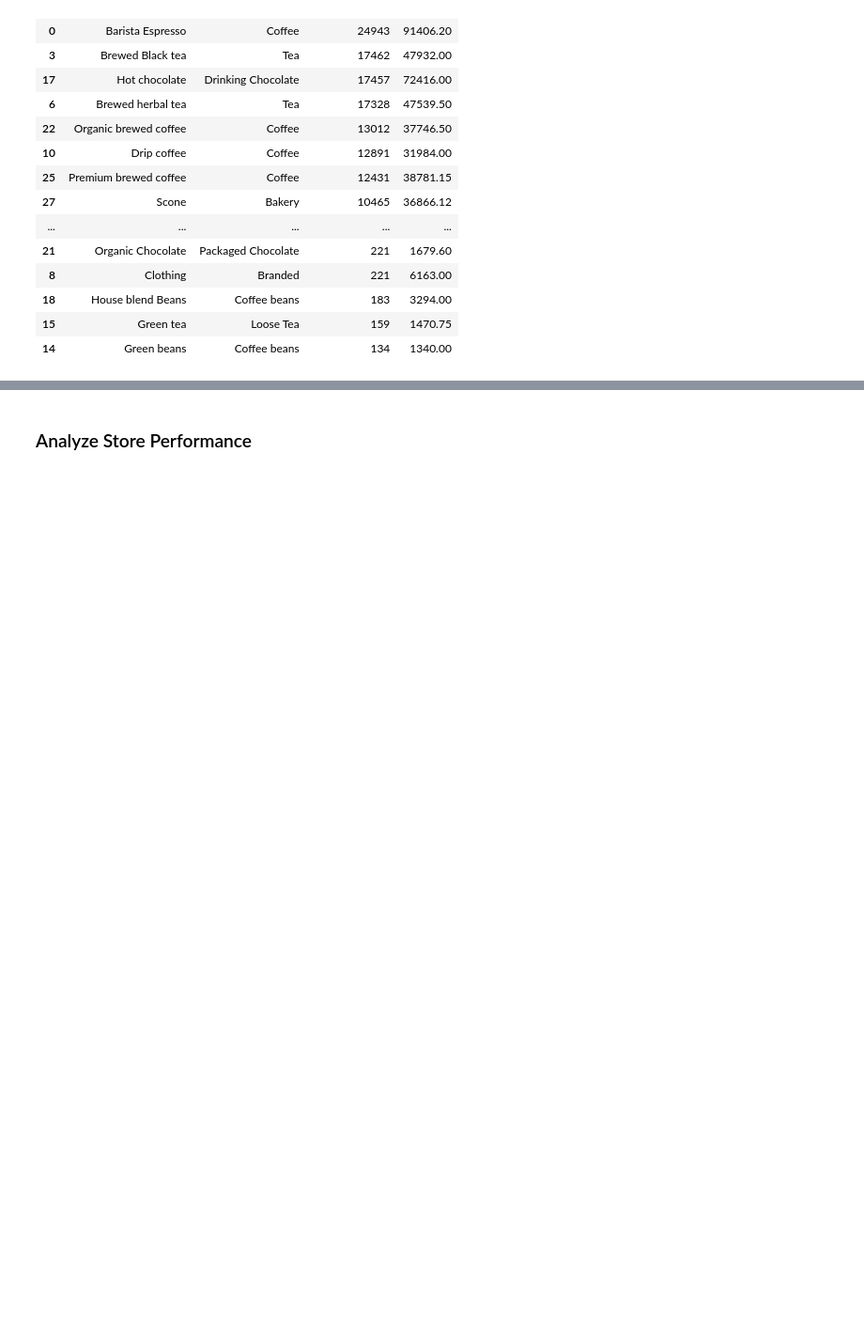
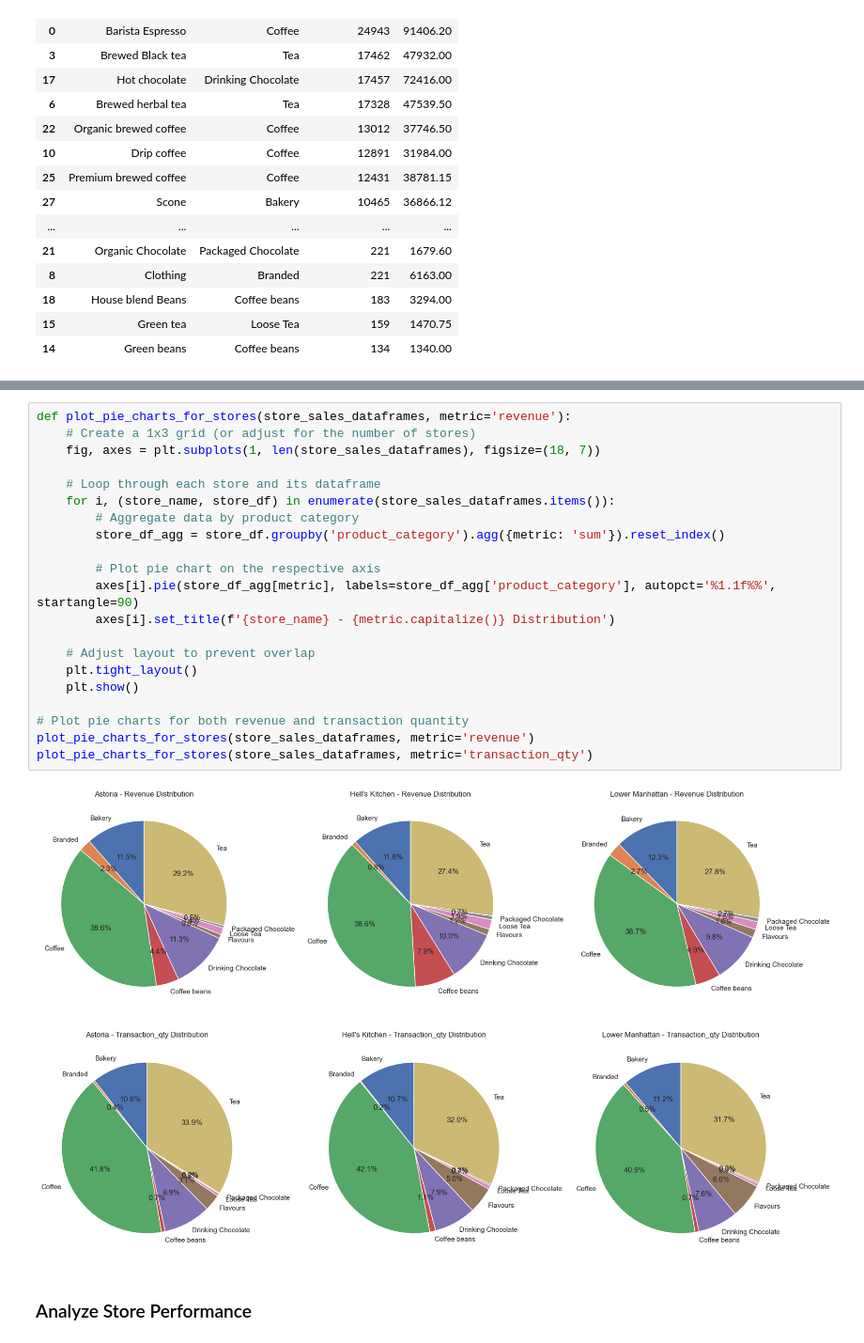
Before and after one commit to JinnOppa/Data-Analysis-Portfolio, a Jupyter notebook: coffee-shop-sales/project2.ipynb, the cells around one changed output, grey strips where cells are left out. Shown at 94% size. Drawn from its saved outputs; the diff is of its cells as text; blank space fills up the shorter version.

```diff
--- a/coffee-shop-sales/project2.ipynb
+++ b/coffee-shop-sales/project2.ipynb
@@ -263,3 +460,27 @@ top_products_by_quantity
+# %%
+def plot_pie_charts_for_stores(store_sales_dataframes, metric='revenue'):
+    # Create a 1x3 grid (or adjust for the number of stores)
+    fig, axes = plt.subplots(1, len(store_sales_dataframes), figsize=(18, 7))
+
+    # Loop through each store and its dataframe
+    for i, (store_name, store_df) in enumerate(store_sales_dataframes.items()):
+        # Aggregate data by product category
+        store_df_agg = store_df.groupby('product_category').agg({metric: 'sum'}).reset_index()
+
+        # Plot pie chart on the respective axis
+        axes[i].pie(store_df_agg[metric], labels=store_df_agg['product_category'], autopct='%1.1f%%', startangle=90)
+        axes[i].set_title(f'{store_name} - {metric.capitalize()} Distribution')
+
+    # Adjust layout to prevent overlap
+    plt.tight_layout()
+    plt.show()
+
+# Plot pie charts for both revenue and transaction quantity
+plot_pie_charts_for_stores(store_sales_dataframes, metric='revenue')
+plot_pie_charts_for_stores(store_sales_dataframes, metric='transaction_qty')
+# %% [output]
+[figure, added]
+[figure, added]
 # %% [markdown]
 ### Analyze Store Performance
 # %% [markdown]
```
Also changed, not shown: parts of 64 cells of this notebook.
